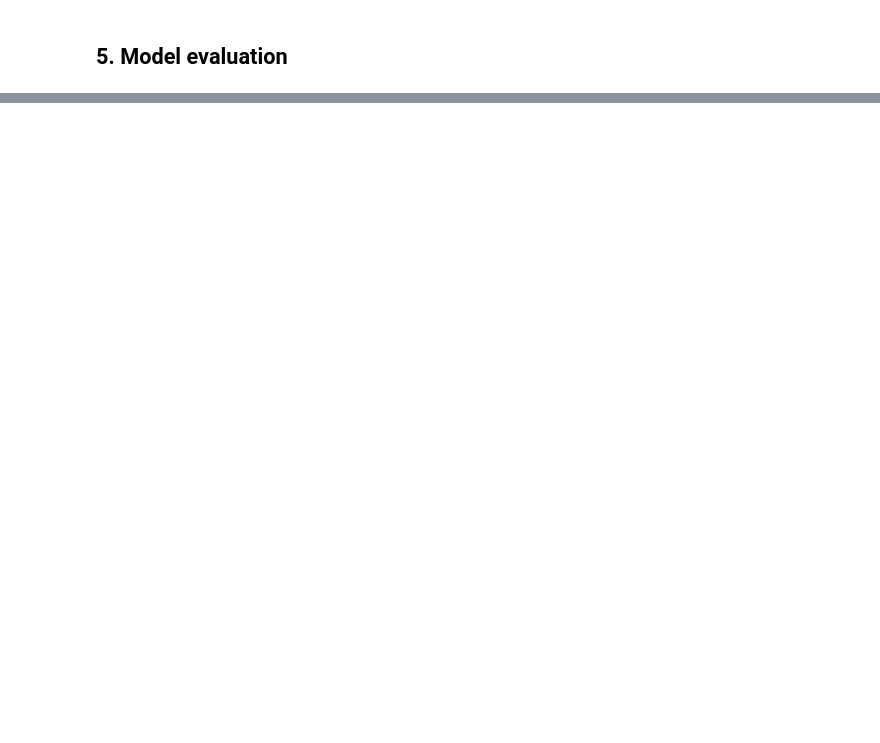
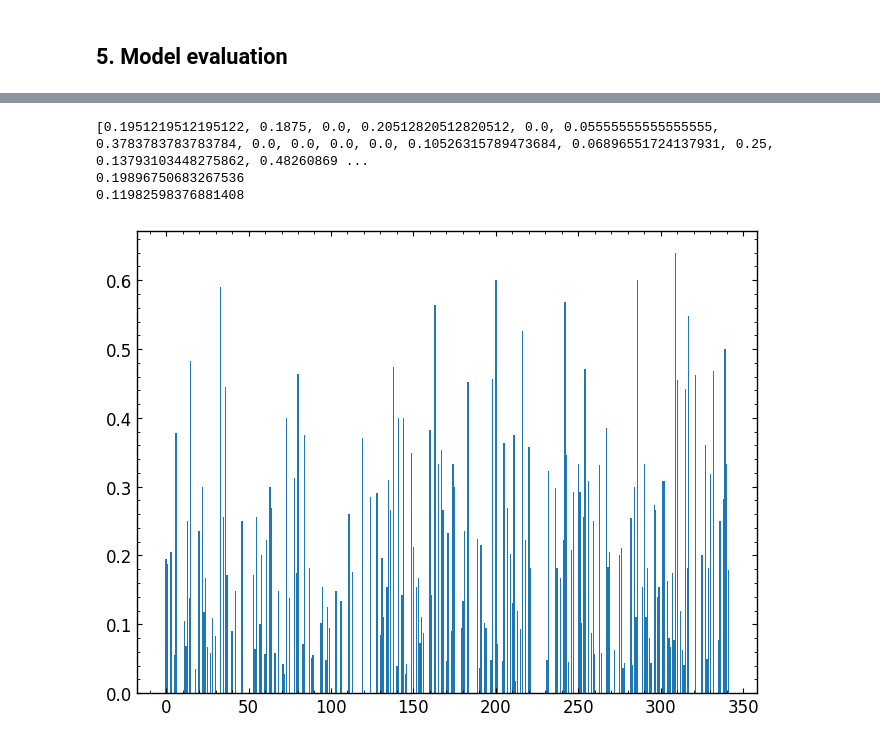
Before and after one commit to AstroAure/IPEO-Species-distribution, a Jupyter notebook: Lord_of_the_Main.ipynb, the cells around one changed output, grey strips where cells are left out. Drawn from its saved outputs; the diff is of its cells as text; code cells hidden in the pictures; blank space fills up the shorter version.

```diff
--- a/Lord_of_the_Main.ipynb
+++ b/Lord_of_the_Main.ipynb
@@ -442,0 +238,25 @@ print(f1_macro)
+# %%
+#F1 score with a treshold of 0.5
+# we can select the best treshold for each species according to the F1 score
+from sklearn.metrics import f1_score
+f1_scores = [0 for _ in range(342)]
+for i in range(342): # for each species
+    f1 = f1_score(target[:, i], (pred_test[:, i] > 0.5).astype(int)) #0.5 treshold
+    f1_scores[i] = f1
+print(f1_scores)
+plt.bar(range(len(f1_scores)), f1_scores)
+
+# micro f1 score
+'micro:Calculate metrics globally by counting the total true positives, false negatives and false positives. (from sklearn doc + botella 2023 +van tiel paper)'
+f1_micro = f1_score(target, (pred_test > 0.5).astype(int), average='micro')
+print(f1_micro)
+
+# macro f1 score
+'macro:Calculate metrics for each label, and find their unweighted mean. This does not take label imbalance into account.'
+f1_macro = f1_score(target, (pred_test > 0.5).astype(int), average='macro')
+print(f1_macro)
+# %% [output]
+[0.1951219512195122, 0.1875, 0.0, 0.20512820512820512, 0.0, 0.05555555555555555, 0.3783783783783784, 0.0, 0.0, 0.0, 0.0, 0.10526315789473684, 0.06896551724137931, 0.25, 0.13793103448275862, 0.48260869 ...
+0.19896750683267536
+0.11982598376881408
+[figure, added]
```
Also changed, not shown: parts of 24 cells of this notebook, 1 other file.
